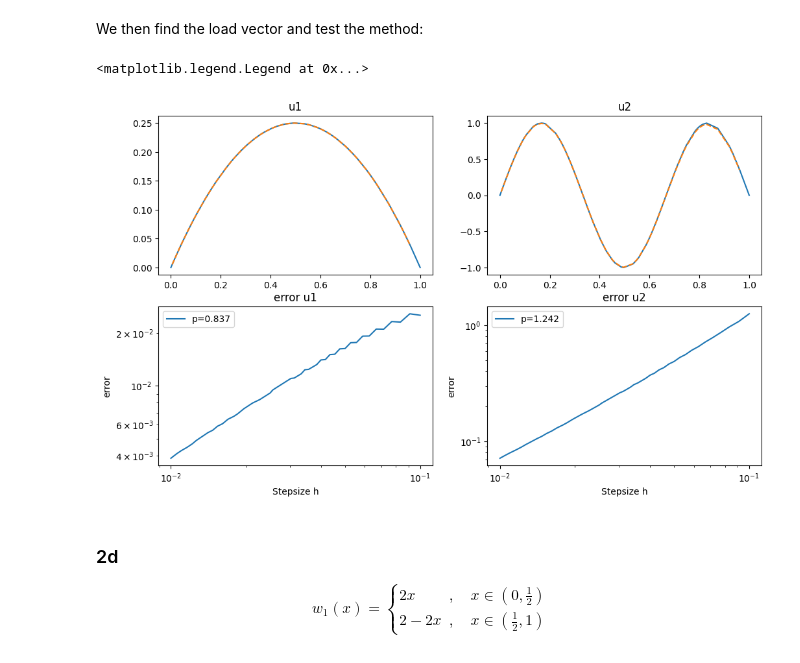
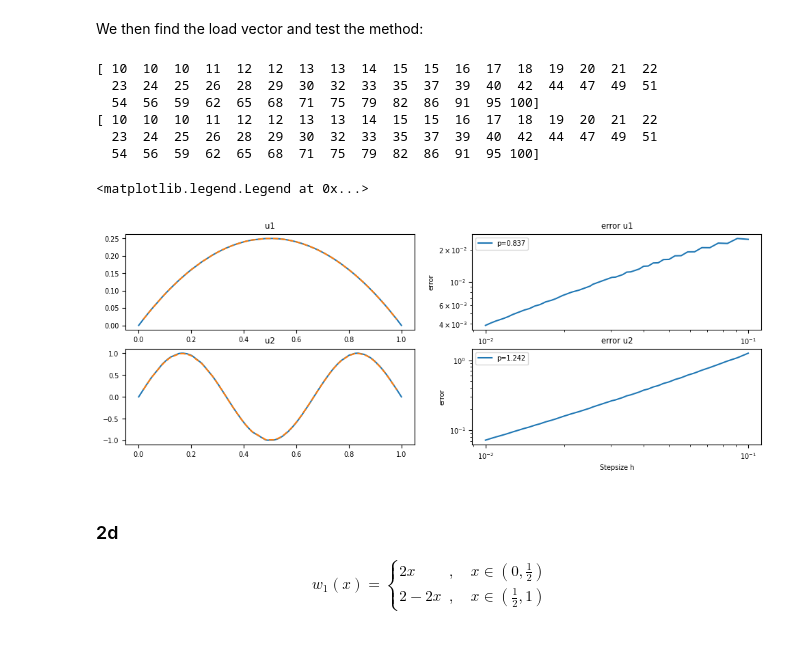
Before and after one commit to martinsw01/numdiff_p2, a Jupyter notebook: example.ipynb, the cells around one changed output. Drawn from its saved outputs; the diff is of its cells as text; code cells hidden in the pictures.

Commit message:
fuck plottefunksjonen. hardkoder. laget plot

```diff
--- a/example.ipynb
+++ b/example.ipynb
@@ -32,7 +32,7 @@ def sobolev_norm(f, dx):
     return h1_norm_f
 
 
-def loglog_error(f, u, norm='inf'):
+def loglog_error(f, u = None, norm='inf'):
     '''
     for calculating the error of FEM. returns array of errors e for different h found in the returned array H.
     - f: r.h.s function for the given solution u
@@ -75,9 +75,41 @@ def loglogplot_error(h, e, ax=None):
     ax.loglog(h, e, label=f"p={p:.3f}")
     ax.set_xlabel("h")
     ax.set_ylabel("e")
-    ax.invert_xaxis()
+    #ax.invert_xaxis()
     plt.legend()
     return plt
+
+
+def loglog_mainplot(solution_data, error_data, just_inf_norm=False):
+    '''
+    - solution_data: a 3d array with data assigned to respective ax alon first dim, data assign to num or anal along second dim
+      and x and y along third dim
+    - error_data: 2d arr with data assigned to respective ax along first dim, x and y values along second dim.
+    '''
+    fig, ax = plt.subplots(len(solution_data), 1 + int(len(error_data)/2))
+    fig.set_figwidth(12)
+    fig.set_figheight(4)
+    # first solution plot
+    ax[0].plot(solution_data[0,0], solution_data[0,1], label='analytical')
+    ax[0].plot(solution_data[1,0], solution_data[1,1], label='numerical', linestyle='dashed')
+    plt.legend()
+
+    # second solution plot
+    ax[1 + int(len(error_data)/2)].plot(solution_data[2,0], solution_data[2,1], label='analytical')
+    ax[1 + int(len(error_data)/2)].plot(solution_data[3,0], solution_data[3,1], label='numerical', linestyle='dashed')
+    plt.legend()
+
+    # if we are just interested in plotting the error with the use of infinity norm
+    if just_inf_norm:
+        loglogplot_error(error_data[0,0], error_data[0,1], ax[1])
+        loglogplot_error(error_data[0,0], error_data[0,1], ax[3])
+
+    # if we want to plot more types of error-calculations
+    else:
+        loglogplot_error(error_data[0,0], error_data[0,1], ax[1])
+        loglogplot_error(error_data[1,0], error_data[1,1], ax[2])
+        loglogplot_error(error_data[2,0], error_data[2,1], ax[4])
+        loglogplot_error(error_data[3,0], error_data[3,1], ax[5])
 # %% [markdown]
 # Example using a solution with constant rhs
 
@@ -152,38 +184,44 @@ F_2b2 = load_vector(f2b_2, X, M)
 U_2b1 = np.linalg.solve(A, F_2b1)
 U_2b2 = np.linalg.solve(A, F_2b2)
 
 # now we also find the error
 e1, H1 = loglog_error(f2b_1, u2b_1, norm="H1")
 e2, H2 = loglog_error(f2b_2, u2b_2, norm="H1")
 
 p1 = np.polyfit(np.log(H1), np.log(e1), 1)[0]
 p2 = np.polyfit(np.log(H2), np.log(e2), 1)[0]
 
 # Here we plit the figures
-plt.figure(figsize=(12,7))
+plt.figure(figsize=(12,4))
 
 plt.subplot(2,2,1, title="u1")
 plt.plot(X, u2b_1(X))
 plt.plot(X[1:-1], U_2b1, linestyle='dashed')
 
-plt.subplot(2,2,2,title="u2")
+plt.subplot(2,2,3,title="u2")
 plt.plot(X, u2b_2(X))
 plt.plot(X[1:-1], U_2b2, linestyle='dashed')
 
-plt.subplot(2,2,3, title='error u1')
+plt.subplot(2,2,2, title='error u1')
 plt.loglog(H1, e1, label=f"p={p1:.3f}")
 plt.xlabel('Stepsize h')
 plt.ylabel('error')
 plt.legend()
 
 plt.subplot(2,2,4, title='error u2')
 plt.loglog(H2, e2, label=f"p={p2:.3f}")
 plt.xlabel('Stepsize h')
 plt.ylabel('error')
 plt.legend()
 # %% [output]
-<matplotlib.legend.Legend at 0x...>
+[ 10  10  10  11  12  12  13  13  14  15  15  16  17  18  19  20  21  22
+  23  24  25  26  28  29  30  32  33  35  37  39  40  42  44  47  49  51
+  54  56  59  62  65  68  71  75  79  82  86  91  95 100]
+[ 10  10  10  11  12  12  13  13  14  15  15  16  17  18  19  20  21  22
+  23  24  25  26  28  29  30  32  33  35  37  39  40  42  44  47  49  51
+  54  56  59  62  65  68  71  75  79  82  86  91  95 100]
+<matplotlib.legend.Legend at 0x...>
-[figure, old version]
+[figure, new version]
 # %% [markdown]
 ### 2d
 
```
Also changed, not shown: parts of 8 cells of this notebook.
